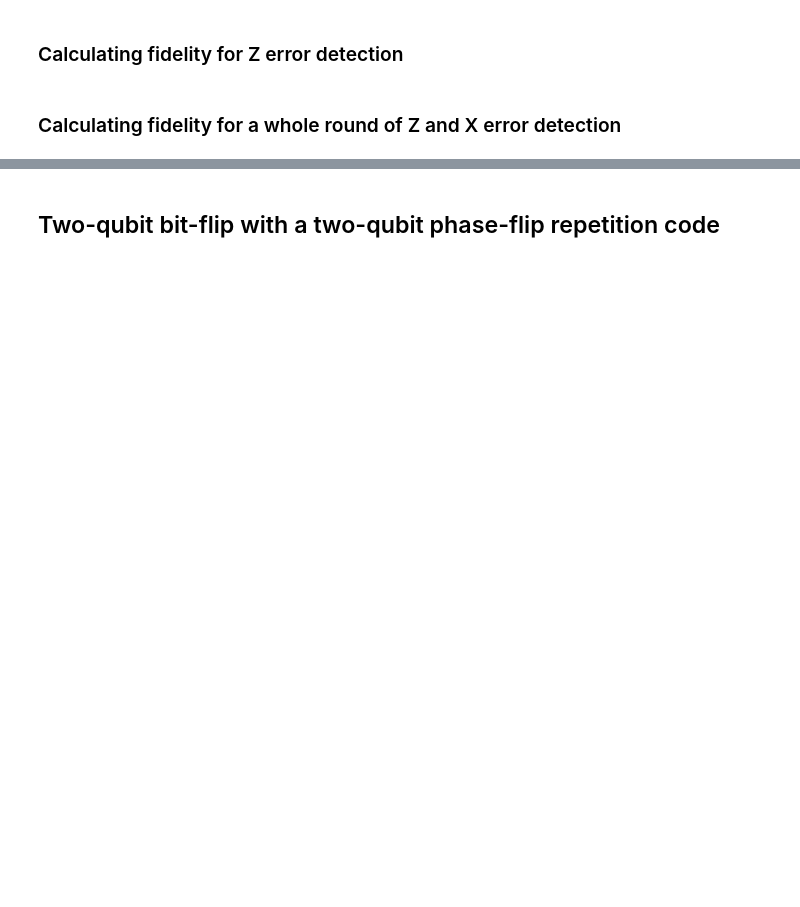
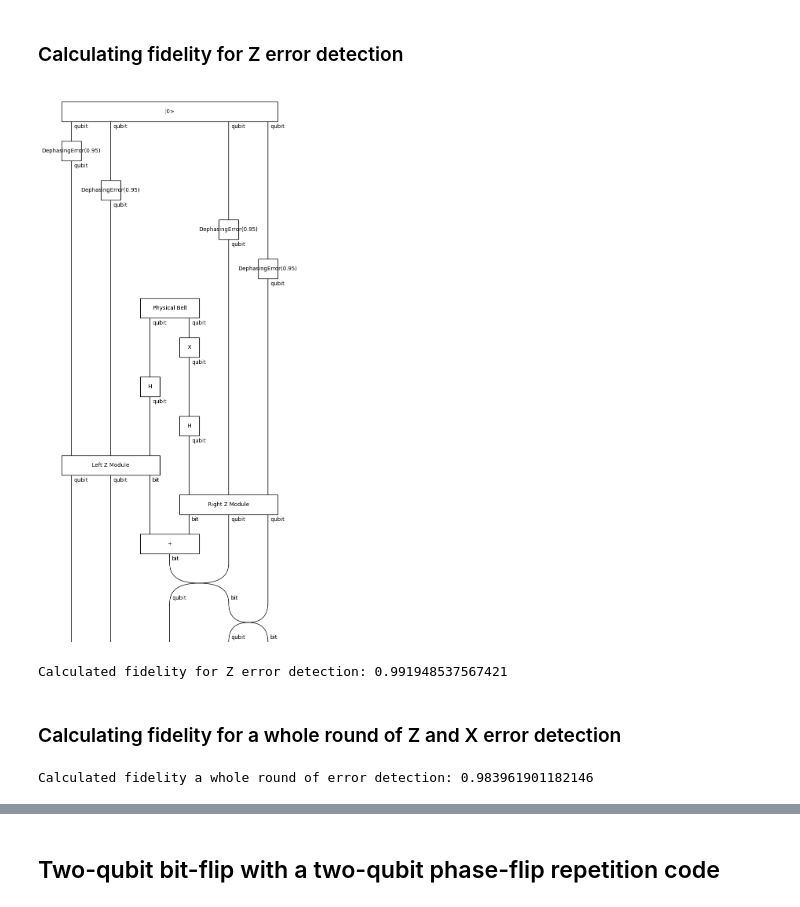
Before and after one commit to quantinuum-dev/optyx, a Jupyter notebook: notebooks/distributed-412-code.ipynb, the cells around one changed output, grey strips where cells are left out. Saved outputs shown, nothing was run; the diff lists cells and outputs as text; code cells hidden in the pictures; blank space fills up the shorter version.

```diff
--- a/notebooks/distributed-412-code.ipynb
+++ b/notebooks/distributed-412-code.ipynb
@@ -158,28 +167,34 @@ Physical_X_detector.draw()
 # %% [markdown]
 ### Calculating fidelity for Z error detection
 # %%
-Imperfect_circuit = Logical_bell >> diag_pow(DephasingError(p_error), 4) >> Physical_Z_detector
+Imperfect_circuit = Logical_0 >> DephasingError(p_error) ** 4 >> Physical_Z_detector
 Imperfect_circuit.draw()
+# %% [output]
+[figure, added]
 # %%
 P_s_eq_0 = Imperfect_circuit >> Discard(qubit ** 4) @ Bit_0
 p_s_eq_0 = P_s_eq_0.double().to_tensor().eval().array
 
-P_00_and_s_eq_0 = Imperfect_circuit >> Logical_bell_measurement @ Bit_0
+P_00_and_s_eq_0 = Imperfect_circuit >> Logical_0_measurement @ Bit_0
 p_00_and_s_eq_0 = P_00_and_s_eq_0.double().to_tensor().eval().array
 
 fidelity = p_00_and_s_eq_0 / p_s_eq_0
 print("Calculated fidelity for Z error detection:", np.sqrt(fidelity.real))
+# %% [output]
+Calculated fidelity for Z error detection: 0.991948537567421
 # %% [markdown]
 ### Calculating fidelity for a whole round of Z and X error detection
 # %%
-Imperfect_circuit = Logical_bell >> diag_pow(DephasingError(p_error), 4) >> Physical_Z_detector >> diag_pow(BitFlipError(p_error), 4) @ Circuit.id(bit) >> Physical_X_detector @ Circuit.id(bit)
+Imperfect_circuit = Logical_0 >> DephasingError(p_error) ** 4 >> Physical_Z_detector >> BitFlipError(p_error) ** 4 @ Circuit.id(bit) >> Physical_X_detector @ Circuit.id(bit)
 
 P_s_eq_0 = Imperfect_circuit >> Discard(qubit ** 4) @ Bit_0 @ Bit_0
 p_s_eq_0 = P_s_eq_0.double().to_tensor().eval().array
 
-P_00_and_s_eq_0 = Imperfect_circuit >> Logical_bell_measurement @ Bit_0 @ Bit_0
+P_00_and_s_eq_0 = Imperfect_circuit >> Logical_0_measurement @ Bit_0 @ Bit_0
 p_00_and_s_eq_0 = P_00_and_s_eq_0.double().to_tensor().eval().array
 
 fidelity = p_00_and_s_eq_0 / p_s_eq_0
 print("Calculated fidelity a whole round of error detection:", np.sqrt(fidelity.real))
+# %% [output]
+Calculated fidelity a whole round of error detection: 0.983961901182146
 # %%
```
Also changed, not shown: parts of 21 cells of this notebook.
